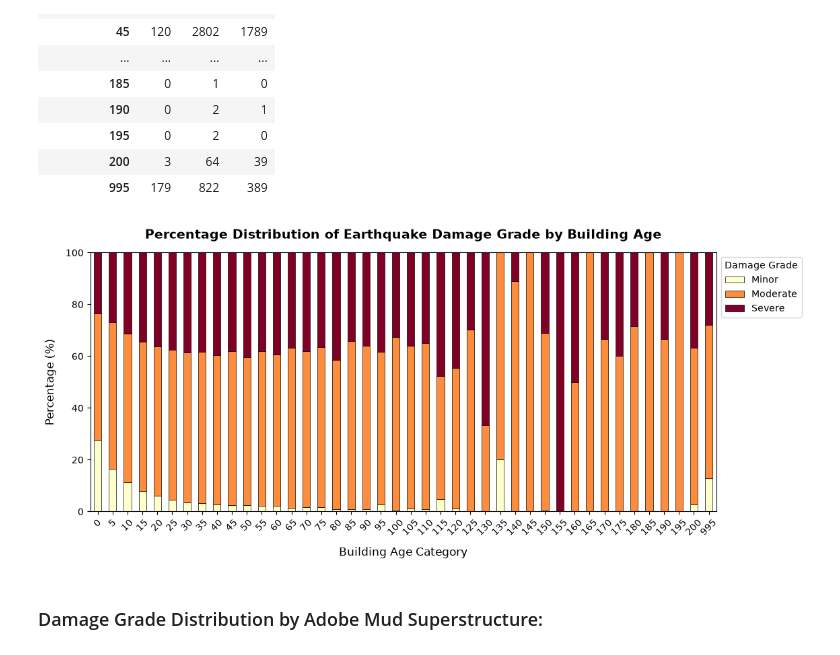
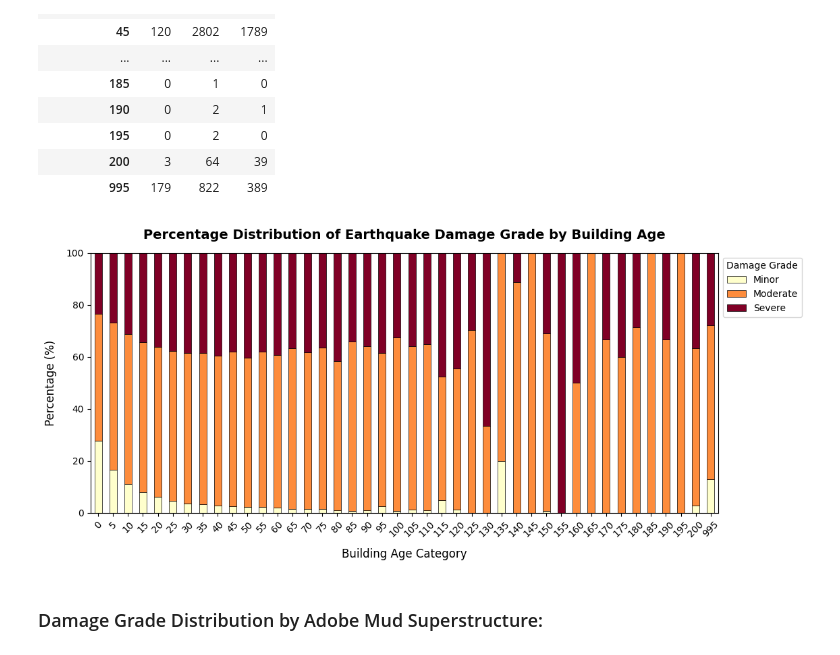
Before and after one commit to Arjunr3108/earthquake_damage_prediction, a Jupyter notebook: earthquake_damage_prediction.ipynb, the cells around one changed output. Drawn from its saved outputs; the diff is of its cells as text; code cells hidden in the pictures.

```diff
--- a/earthquake_damage_prediction.ipynb
+++ b/earthquake_damage_prediction.ipynb
@@ -273,17 +281,18 @@ display(Markdown("### Damage Grade Distribution by Building Age:"), age_damage_c
 # %%
 # Visualize how earthquake damage severity proportions shift across building age groups
 age_damage_proportions = (age_damage_counts.div(age_damage_counts.sum(axis=1), axis=0) * 100)
 
 fig, ax = plt.subplots(figsize=(12, 5))
 age_damage_proportions.plot(kind='bar', stacked=True, ax=ax, colormap='YlOrRd', edgecolor='black', linewidth=0.5)
 plt.title('Percentage Distribution of Earthquake Damage Grade by Building Age', fontsize=14, fontweight='bold', pad=15)
 plt.xlabel('Building Age Category', fontsize=12, labelpad=10)
 plt.ylabel('Percentage (%)', fontsize=12, labelpad=10)
 plt.xticks(rotation=45)
+plt.margins(y=0)
 plt.legend(labels=['Minor', 'Moderate', 'Severe'], title='Damage Grade', bbox_to_anchor=(1, 1), loc='upper left', frameon=True)
 plt.show()
 # %% [output]
-[figure, old version]
+[figure, new version]
 # %%
 # Cross-tabulate structural quality (adobe vs. RC) against damage grades to assess seismic resilience.
 adobe_mud_damage_counts = pd.crosstab(df['has_superstructure_adobe_mud'], df['damage_grade'])
```
Also changed, not shown: parts of 42 cells of this notebook, 1 other file.
